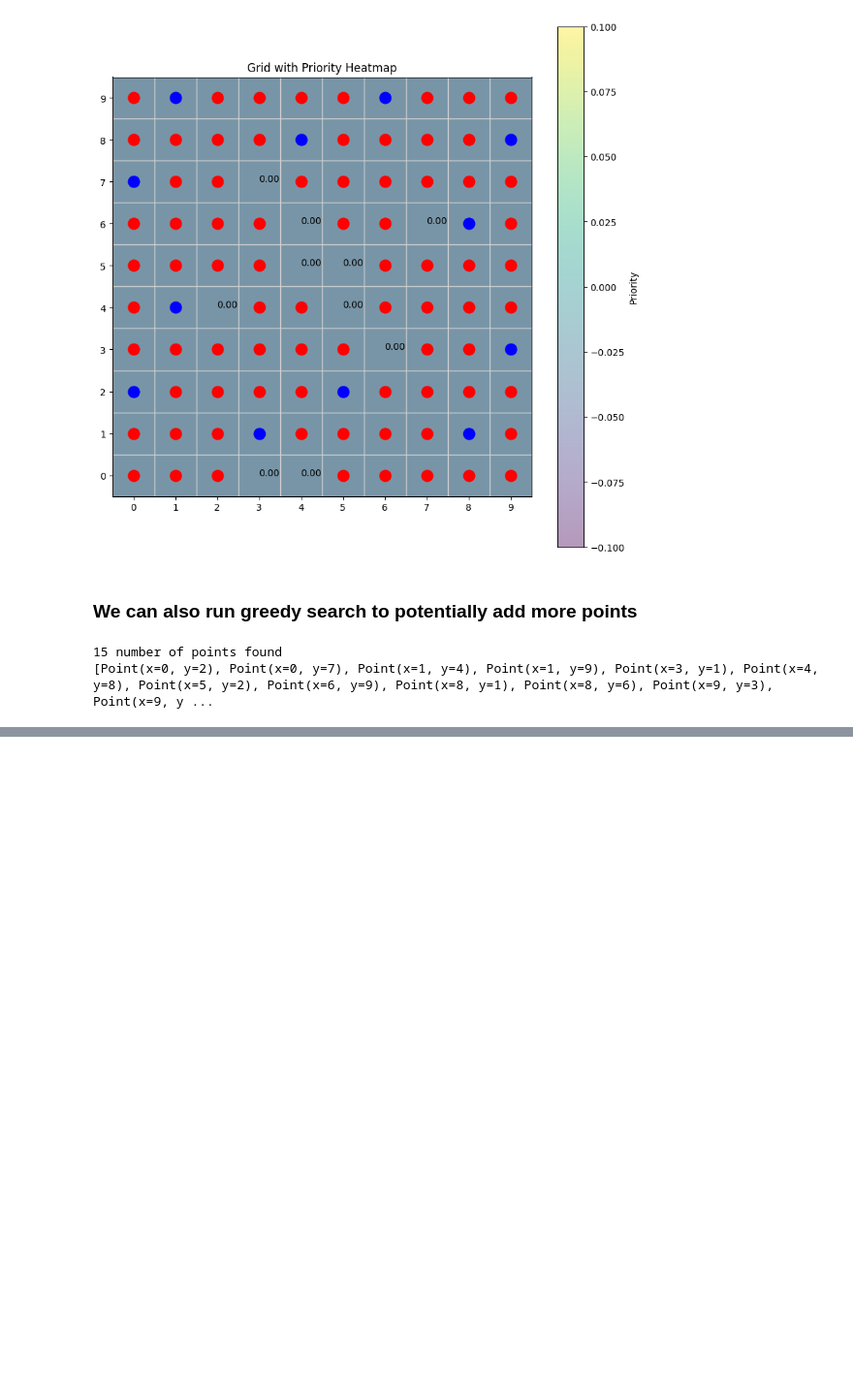
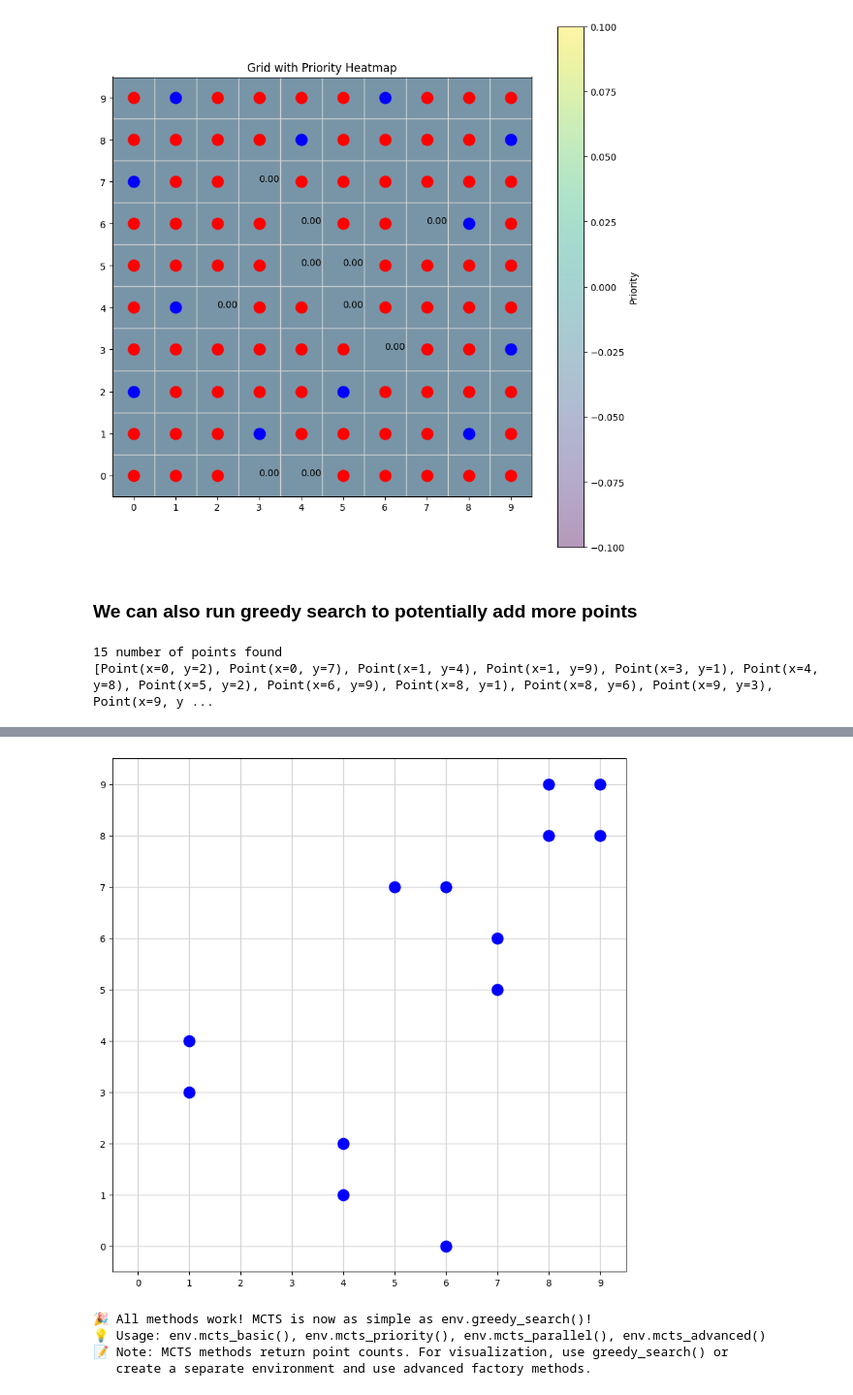
Before and after one commit to TianhaoW/RLMath, a Jupyter notebook: colab_example.ipynb, the cells around one changed output, grey strips where cells are left out. Shown at 97% size. Saved outputs shown, nothing was run; the diff lists cells and outputs as text; code cells hidden in the pictures; blank space fills up the shorter version.

```diff
--- a/colab_example.ipynb
+++ b/colab_example.ipynb
@@ -167,0 +274,68 @@ print(env.points)
+# %%
+# Fresh import to get the updated environment with MCTS methods
+import importlib
+import src.envs.base_env
+import src.envs.colinear
+importlib.reload(src.envs.base_env)
+importlib.reload(src.envs.colinear)
+
+from src.envs.base_env import Point
+from src.envs.colinear import NoThreeCollinearEnvWithPriority
+
+# Test if MCTS methods are available
+def my_priority_func(p: Point, grid_size) -> float:
+    x, y = p.x, p.y
+    m, n = grid_size
+    return x + y
+
+env_fresh = NoThreeCollinearEnvWithPriority(10, 10, my_priority_func)
+
+print("🔄 Testing with fresh imports...")
+print("Available methods:", [method for method in dir(env_fresh) if method.startswith('mcts')])
+
+if hasattr(env_fresh, 'mcts_basic'):
+    print("✅ MCTS methods are available!")
+
+    # Test all methods
+    print("\n🎯 Testing all methods on 10x10 grid with custom priority:")
+    print("-" * 50)
+
+    # 1. Greedy Search
+    env_fresh.reset()
+    greedy_result = env_fresh.greedy_search()
+    print(f"✅ Greedy Search:    {greedy_result} points")
+
+    # 2. MCTS Basic
+    env_fresh.reset()
+    basic_result = env_fresh.mcts_basic()
+    print(f"🤖 MCTS Basic:       {basic_result} points")
+
+    # 3. MCTS Priority
+    env_fresh.reset()
+    priority_result = env_fresh.mcts_priority()
+    print(f"🎯 MCTS Priority:    {priority_result} points")
+
+    # 4. MCTS Parallel
+    env_fresh.reset()
+    parallel_result = env_fresh.mcts_parallel()
+    print(f"⚡ MCTS Parallel:    {parallel_result} points")
+
+    # 5. MCTS Advanced
+    env_fresh.reset()
+    advanced_result = env_fresh.mcts_advanced()
+    print(f"🚀 MCTS Advanced:    {advanced_result} points")
+
+    # For comparison, show greedy search result visually
+    print(f"\n📊 Visualizing Greedy Search result ({greedy_result} points):")
+    env_fresh.reset()
+    env_fresh.greedy_search()  # Run greedy to populate points
+    env_fresh.plot()
+
+    print("\n🎉 All methods work! MCTS is now as simple as env.greedy_search()!")
+    print("💡 Usage: env.mcts_basic(), env.mcts_priority(), env.mcts_parallel(), env.mcts_advanced()")
+    print("📝 Note: MCTS methods return point counts. For visualization, use greedy_search() or")
+    print("   create a separate environment and use advanced factory methods.")
+
+else:
+    print("❌ MCTS methods not found. The kernel may need to be restarted.")
+# %% [output]
@@ -167,0 +358,5 @@ print(env.points)
+[figure, added]
+🎉 All methods work! MCTS is now as simple as env.greedy_search()!
+💡 Usage: env.mcts_basic(), env.mcts_priority(), env.mcts_parallel(), env.mcts_advanced()
+📝 Note: MCTS methods return point counts. For visualization, use greedy_search() or
+   create a separate environment and use advanced factory methods.
```
Also changed, not shown: parts of 30 cells of this notebook, 54 other files.
